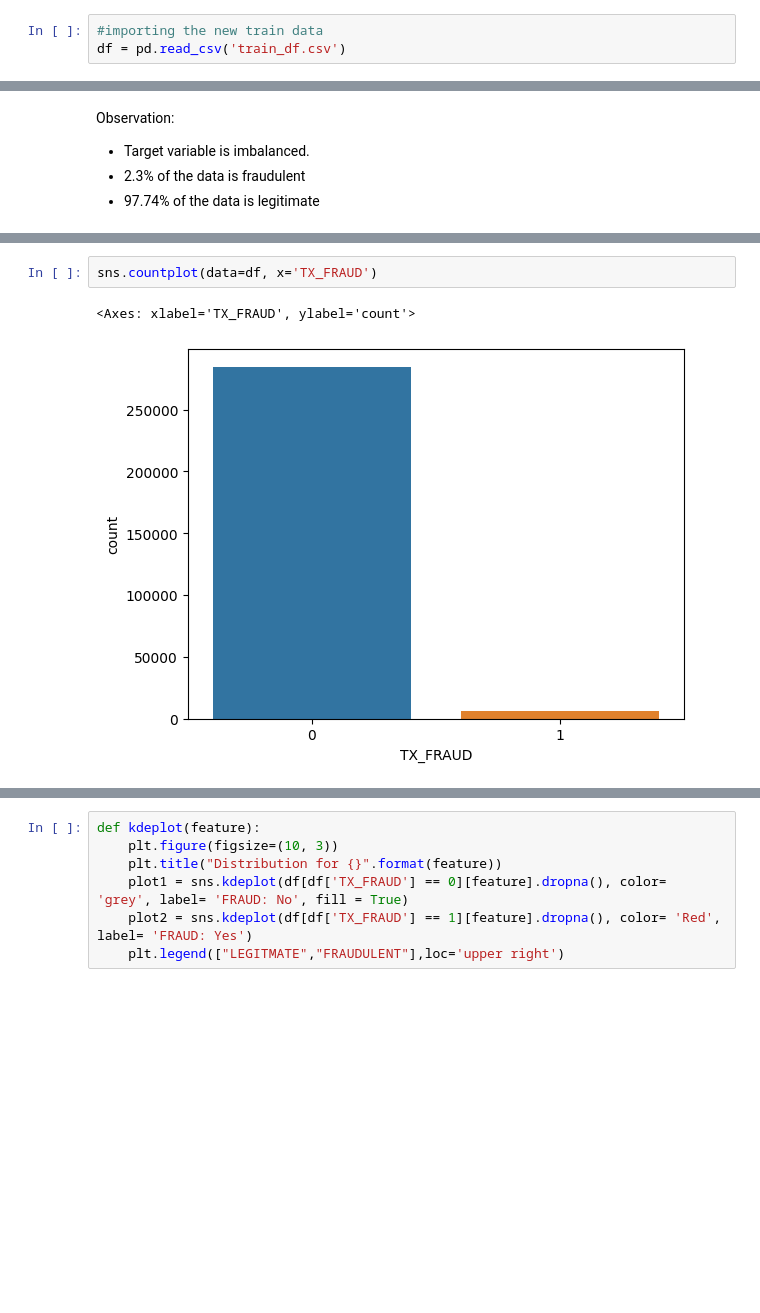
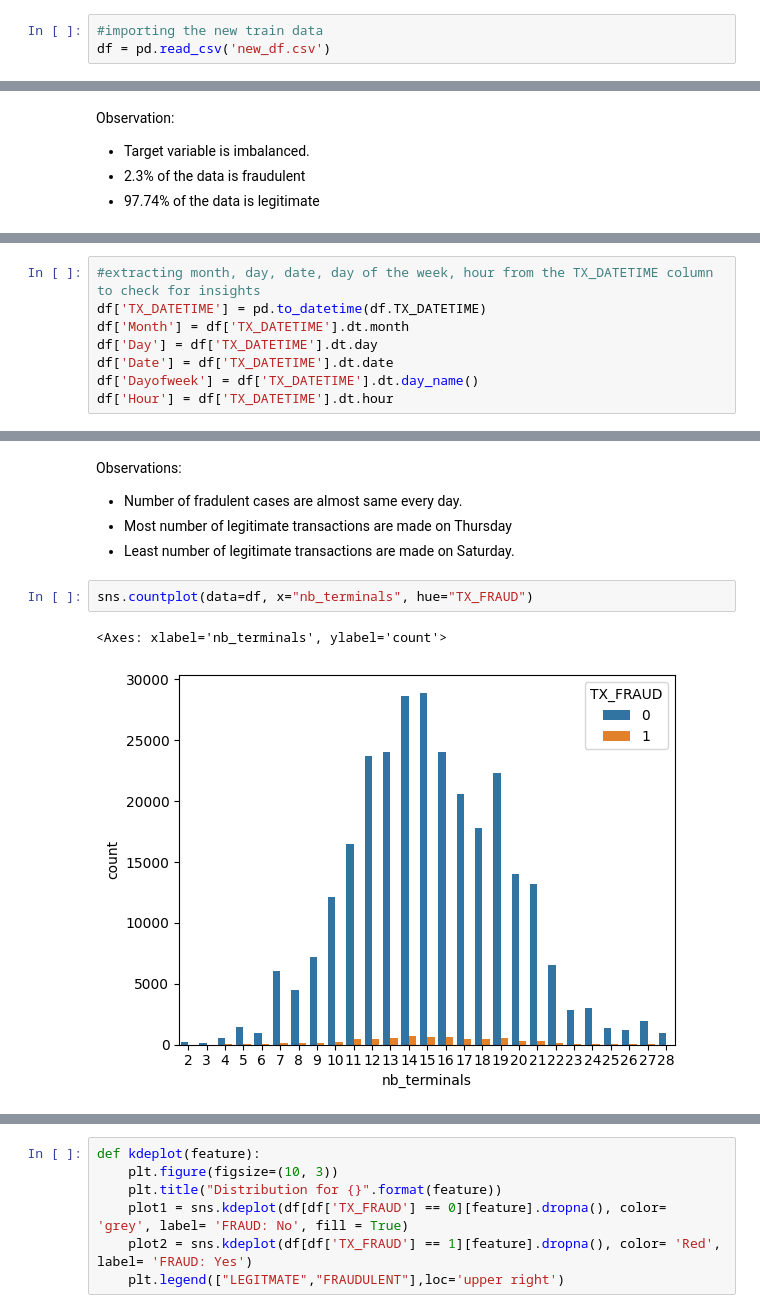
Before and after one commit to Vaishnavi-Chandrashekar/CC-FRAUD-DETECTION, a Jupyter notebook: EDA.ipynb, the cells around one changed output, grey strips where cells are left out. Drawn from its saved outputs; the diff is of its cells as text; blank space fills up the shorter version.

```diff
--- a/EDA.ipynb
+++ b/EDA.ipynb
@@ -9,7 +9,7 @@ import seaborn as sns
 from warnings import filterwarnings
 # %%
 #importing the new train data
-df = pd.read_csv('train_df.csv')
+df = pd.read_csv('new_df.csv')
 # %%
 #reading the data
 df.head()
@@ -125,0 +129,8 @@ Observation:
+# %%
+#extracting month, day, date, day of the week, hour from the TX_DATETIME column to check for insights
+df['TX_DATETIME'] = pd.to_datetime(df.TX_DATETIME)
+df['Month'] = df['TX_DATETIME'].dt.month
+df['Day'] = df['TX_DATETIME'].dt.day
+df['Date'] = df['TX_DATETIME'].dt.date
+df['Dayofweek'] = df['TX_DATETIME'].dt.day_name()
+df['Hour'] = df['TX_DATETIME'].dt.hour
@@ -126,5 +170,10 @@ Observation:
+# %% [markdown]
+Observations:
+* Number of fradulent cases are almost same every day.
+* Most number of legitimate transactions are made on Thursday
+* Least number of legitimate transactions are made on Saturday.
 # %%
-sns.countplot(data=df, x='TX_FRAUD')
+sns.countplot(data=df, x="nb_terminals", hue="TX_FRAUD")
 # %% [output]
-<Axes: xlabel='TX_FRAUD', ylabel='count'>
+<Axes: xlabel='nb_terminals', ylabel='count'>
-[figure, old version]
+[figure, new version]
```
Also changed, not shown: parts of 27 cells of this notebook.
